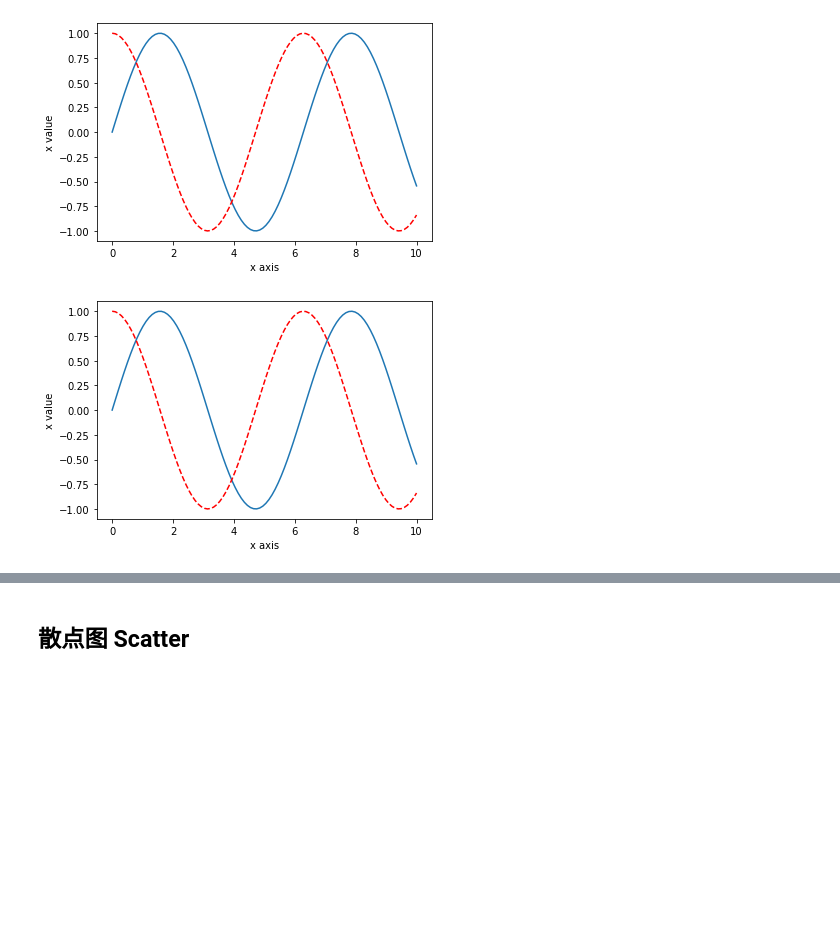
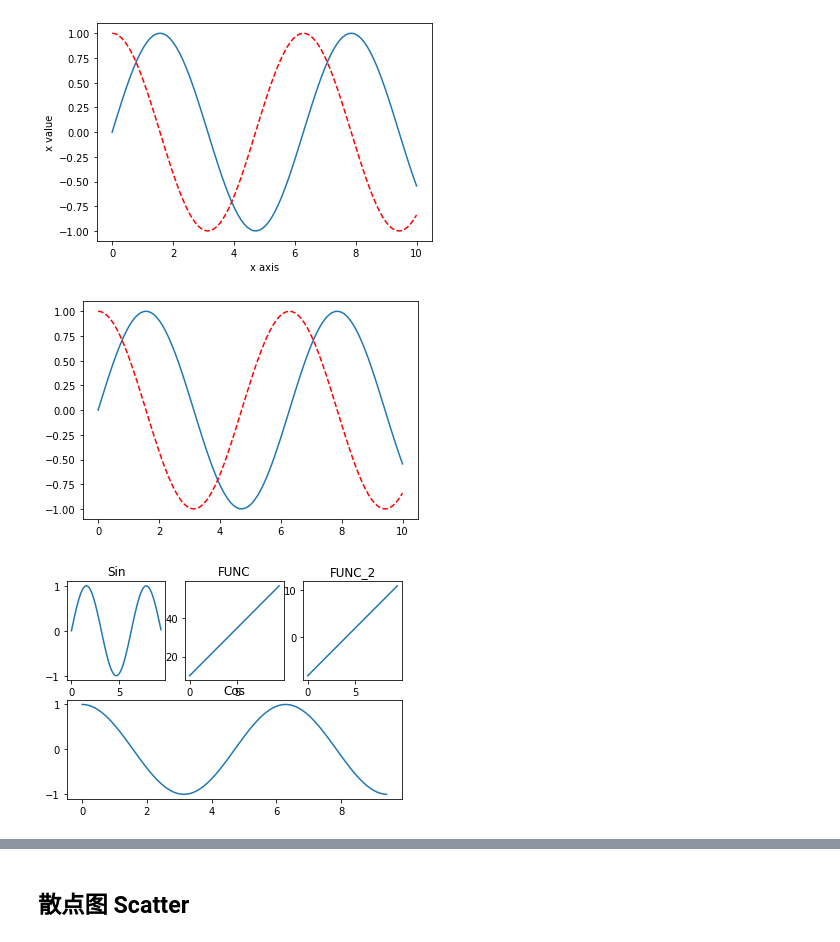
Before and after one commit to pipo-chen/python-machine-learning, a Jupyter notebook: matplotlib_test.ipynb, the cells around one changed output, grey strips where cells are left out. Saved outputs shown, nothing was run; the diff lists cells and outputs as text; code cells hidden in the pictures; blank space fills up the shorter version.

```diff
--- a/matplotlib_test.ipynb
+++ b/matplotlib_test.ipynb
@@ -123,9 +132,40 @@ plt.show() #x y轴名称
 [figure]
 # %%
 plt.plot(x, siny, label="sin(x)")
-plt.plot(x, cosy, color = "red", linestyle = '--', label="cos(x)")
-plt.xlabel("x axis")
-plt.ylabel("x value")
+plt.plot(x, cosy, color = "red", linestyle = '--', label="hello")
+# plt.xlabel("x axis")
+# plt.ylabel("x value")
 plt.show() #可以添加线条含义
 # %% [output]
-[figure, old version]
+[figure, new version]
+# %%
+x = np.arange(0, 3 * np.pi, 0.1)
+y_sin = np.sin(x)
+y_cos = np.cos(x)
+y_ = 5 * x + 10
+y_2 = 2 * x - 8
+#建立 subplot 网格，相当于几分之几
+plt.subplot(231)
+
+#绘制第一个图像
+plt.plot(x, y_sin)
+plt.title("Sin")
+
+#绘制第二个图像
+plt.subplot(232)
+plt.plot(x, y_)
+plt.title("FUNC")
+
+#绘制第三个图像
+plt.subplot(233)
+plt.plot(x, y_2)
+plt.title("FUNC_2")
+
+#将第二个 subplot 激活，并绘制第二个图像
+plt.subplot(212)
+plt.plot(x, y_cos)
+plt.title("Cos")
+
+plt.show()
+# %% [output]
+[figure, added]
```
Also changed, not shown: parts of 13 cells of this notebook, 4 other files.
